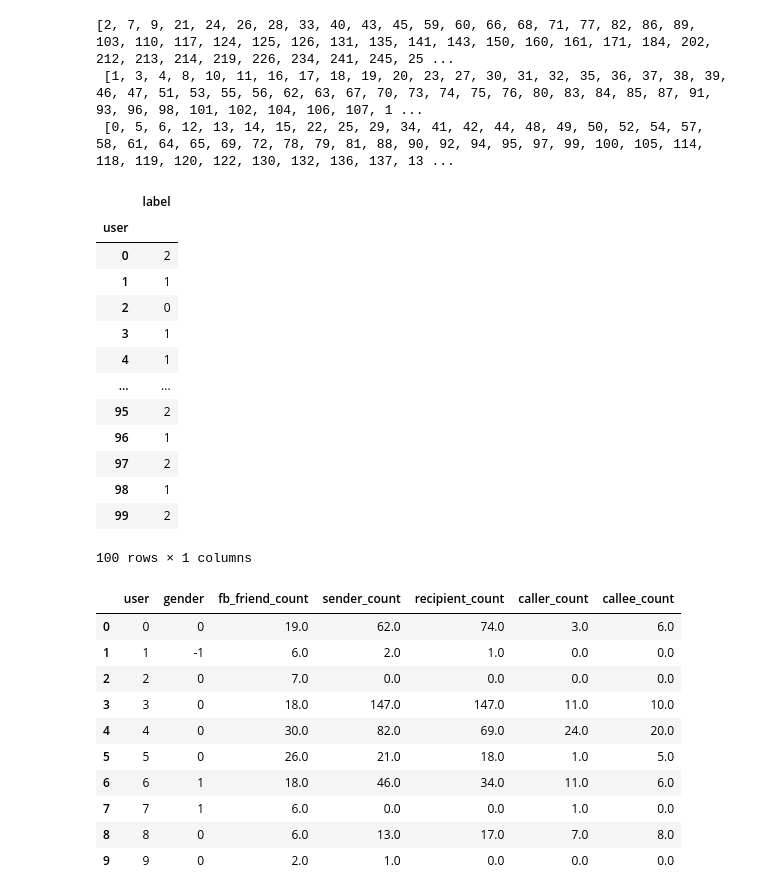
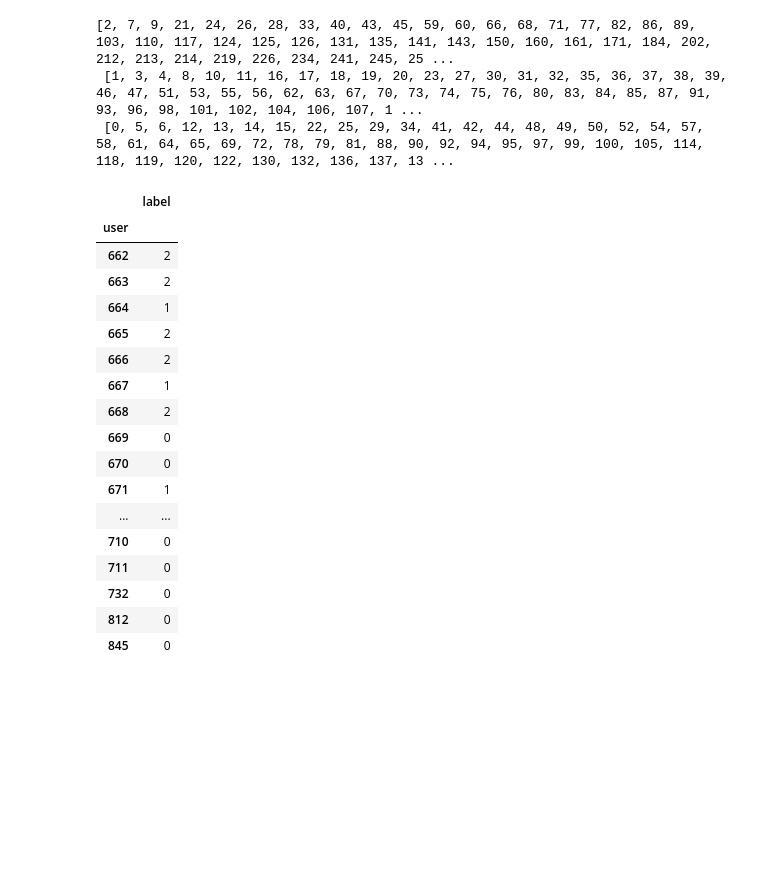
Before and after one commit to danielsson-maja/MAM-data-mining, a Jupyter notebook: projj.ipynb, the cells around one changed output. Saved outputs shown, nothing was run; the diff lists cells and outputs as text; code cells hidden in the pictures; blank space fills up the shorter version.

```diff
--- a/projj.ipynb
+++ b/projj.ipynb
@@ -78,46 +78,35 @@ print(low,"\n",med,"\n",high)
 # %%
 data_low = {"user": low, "label": 0}
 data_med = {"user": med, "label": 1}
 data_high = {"user": high, "label": 2}
 
 df_low = pd.DataFrame(data_low)
 df_med = pd.DataFrame(data_med)
 df_high = pd.DataFrame(data_high)
 
 df_labels = pd.concat([df_low, df_med, df_high], axis=0)
 df_labels = df_labels.set_index("user")
 
 df_labels = df_labels.sort_index()
 
 df_labels.to_csv("labels.csv")
-df_labels.head(100)
+df_labels.tail(50)
 # %% [output]
 |  | label |
 | user |  |
-| 0 | 2 |
-| 1 | 1 |
-| 2 | 0 |
-| 3 | 1 |
-| 4 | 1 |
+| 662 | 2 |
+| 663 | 2 |
+| 664 | 1 |
+| 665 | 2 |
+| 666 | 2 |
+| 667 | 1 |
+| 668 | 2 |
+| 669 | 0 |
+| 670 | 0 |
+| 671 | 1 |
 | ... | ... |
-| 95 | 2 |
-| 96 | 1 |
-| 97 | 2 |
-| 98 | 1 |
-| 99 | 2 |
+| 710 | 0 |
+| 711 | 0 |
+| 732 | 0 |
+| 812 | 0 |
+| 845 | 0 |
-100 rows × 1 columns
-# %%
-df_features = pd.read_csv("features.csv")
-df_features.head(10)
-# %% [output]
-|  | user | gender | fb_friend_count | sender_count | recipient_count | caller_count | callee_count |
-| 0 | 0 | 0 | 19.0 | 62.0 | 74.0 | 3.0 | 6.0 |
-| 1 | 1 | -1 | 6.0 | 2.0 | 1.0 | 0.0 | 0.0 |
-| 2 | 2 | 0 | 7.0 | 0.0 | 0.0 | 0.0 | 0.0 |
-| 3 | 3 | 0 | 18.0 | 147.0 | 147.0 | 11.0 | 10.0 |
-| 4 | 4 | 0 | 30.0 | 82.0 | 69.0 | 24.0 | 20.0 |
-| 5 | 5 | 0 | 26.0 | 21.0 | 18.0 | 1.0 | 5.0 |
-| 6 | 6 | 1 | 18.0 | 46.0 | 34.0 | 11.0 | 6.0 |
-| 7 | 7 | 1 | 6.0 | 0.0 | 0.0 | 1.0 | 0.0 |
-| 8 | 8 | 0 | 6.0 | 13.0 | 17.0 | 7.0 | 8.0 |
-| 9 | 9 | 0 | 2.0 | 1.0 | 0.0 | 0.0 | 0.0 |
```
Also changed, not shown: parts of 3 cells of this notebook, 1 other file.
